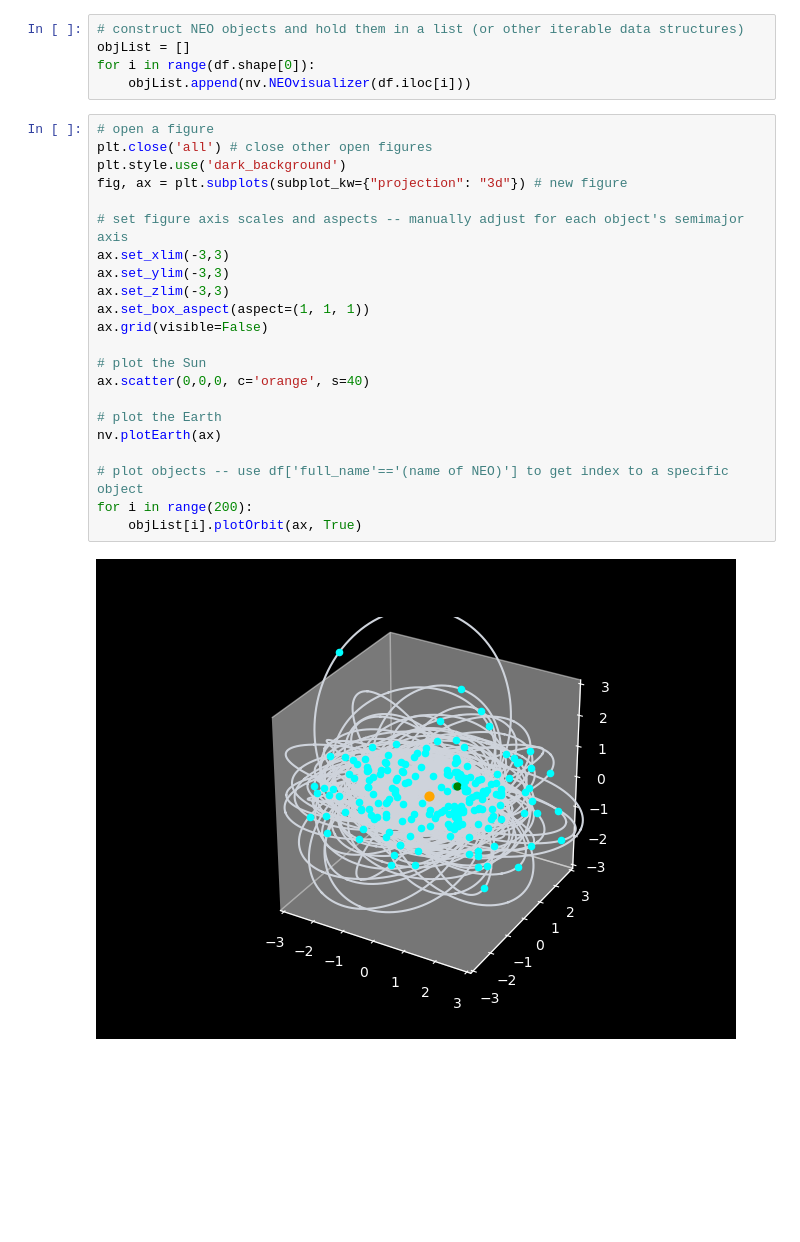
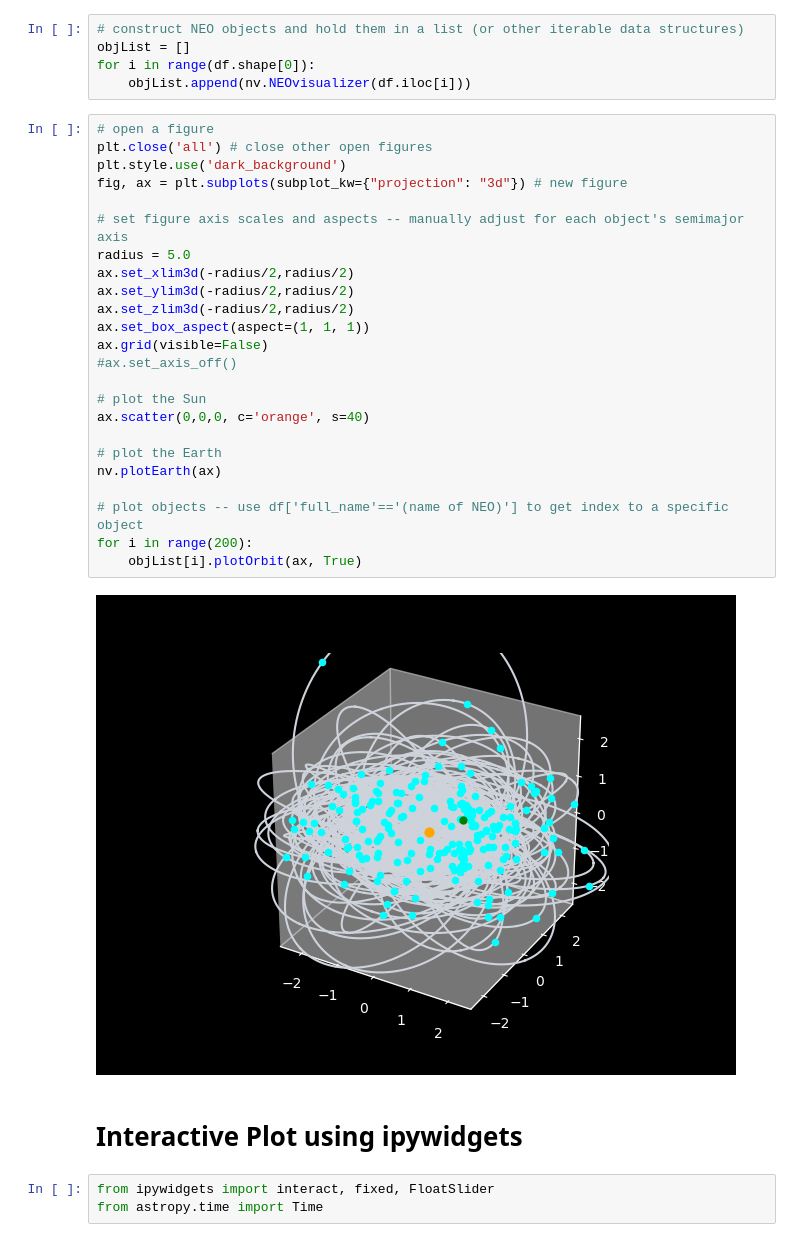
Before and after one commit to ASTR302-Group-AA/Rubin-NEO-Detection, a Jupyter notebook: NEOvisualizer demo.ipynb, the cells around one changed output. Saved outputs shown, nothing was run; the diff lists cells and outputs as text; blank space fills up the shorter version.

```diff
--- a/NEOvisualizer demo.ipynb
+++ b/NEOvisualizer demo.ipynb
@@ -24,24 +24,31 @@ for i in range(df.shape[0]):
 # %%
 # open a figure
 plt.close('all') # close other open figures
 plt.style.use('dark_background')
 fig, ax = plt.subplots(subplot_kw={"projection": "3d"}) # new figure
 
 # set figure axis scales and aspects -- manually adjust for each object's semimajor axis
-ax.set_xlim(-3,3)
-ax.set_ylim(-3,3)
-ax.set_zlim(-3,3)
+radius = 5.0
+ax.set_xlim3d(-radius/2,radius/2)
+ax.set_ylim3d(-radius/2,radius/2)
+ax.set_zlim3d(-radius/2,radius/2)
 ax.set_box_aspect(aspect=(1, 1, 1))
 ax.grid(visible=False)
+#ax.set_axis_off()
 
 # plot the Sun
 ax.scatter(0,0,0, c='orange', s=40)
 
 # plot the Earth
 nv.plotEarth(ax)
 
 # plot objects -- use df['full_name'=='(name of NEO)'] to get index to a specific object
 for i in range(200):
     objList[i].plotOrbit(ax, True)
 # %% [output]
-[figure, old version]
+[figure, new version]
+# %% [markdown]
+# Interactive Plot using ipywidgets
+# %%
+from ipywidgets import interact, fixed, FloatSlider
+from astropy.time import Time
```
Also changed, not shown: parts of 2 cells of this notebook, 1 other file.
